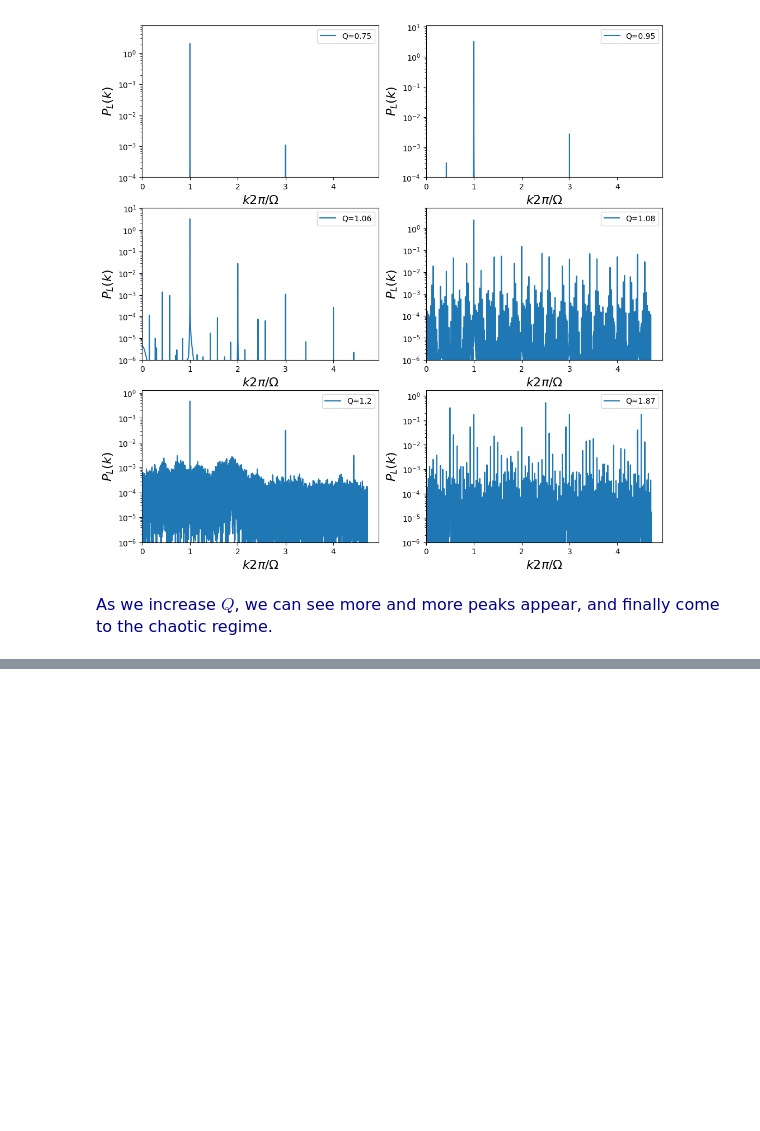
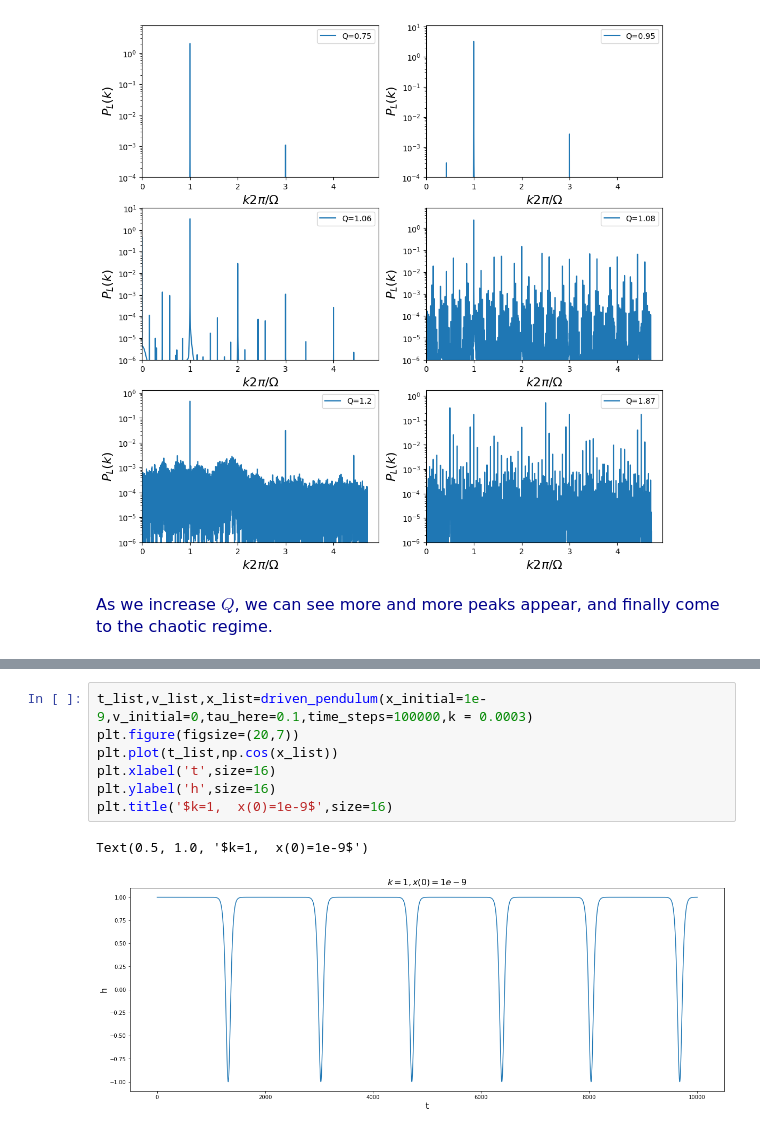
Before and after one commit to timlok123/PHYS4150-Computational-Physics-2024, a Jupyter notebook: Solving ODE/Differential_Equations_2_Chaotic_Driven_Pendulum.ipynb, the cells around one changed output, grey strips where cells are left out. Saved outputs shown, nothing was run; the diff lists cells and outputs as text; blank space fills up the shorter version.

```diff
--- a/Solving ODE/Differential_Equations_2_Chaotic_Driven_Pendulum.ipynb
+++ b/Solving ODE/Differential_Equations_2_Chaotic_Driven_Pendulum.ipynb
@@ -455,0 +640,10 @@ plt.show()
+# %%
+t_list,v_list,x_list=driven_pendulum(x_initial=1e-9,v_initial=0,tau_here=0.1,time_steps=100000,k = 0.0003)
+plt.figure(figsize=(20,7))
+plt.plot(t_list,np.cos(x_list))
+plt.xlabel('t',size=16)
+plt.ylabel('h',size=16)
+plt.title('$k=1,  x(0)=1e-9$',size=16)
+# %% [output]
+Text(0.5, 1.0, '$k=1,  x(0)=1e-9$')
+[figure, added]
```
Also changed, not shown: parts of 28 cells of this notebook.
